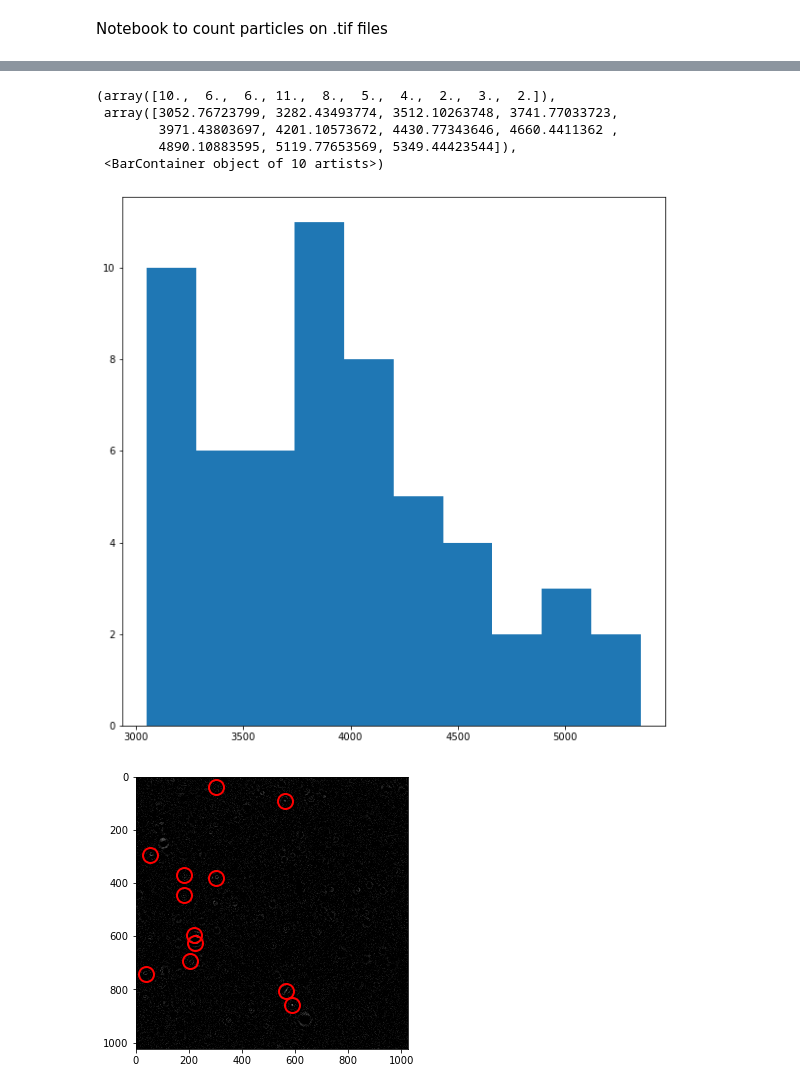
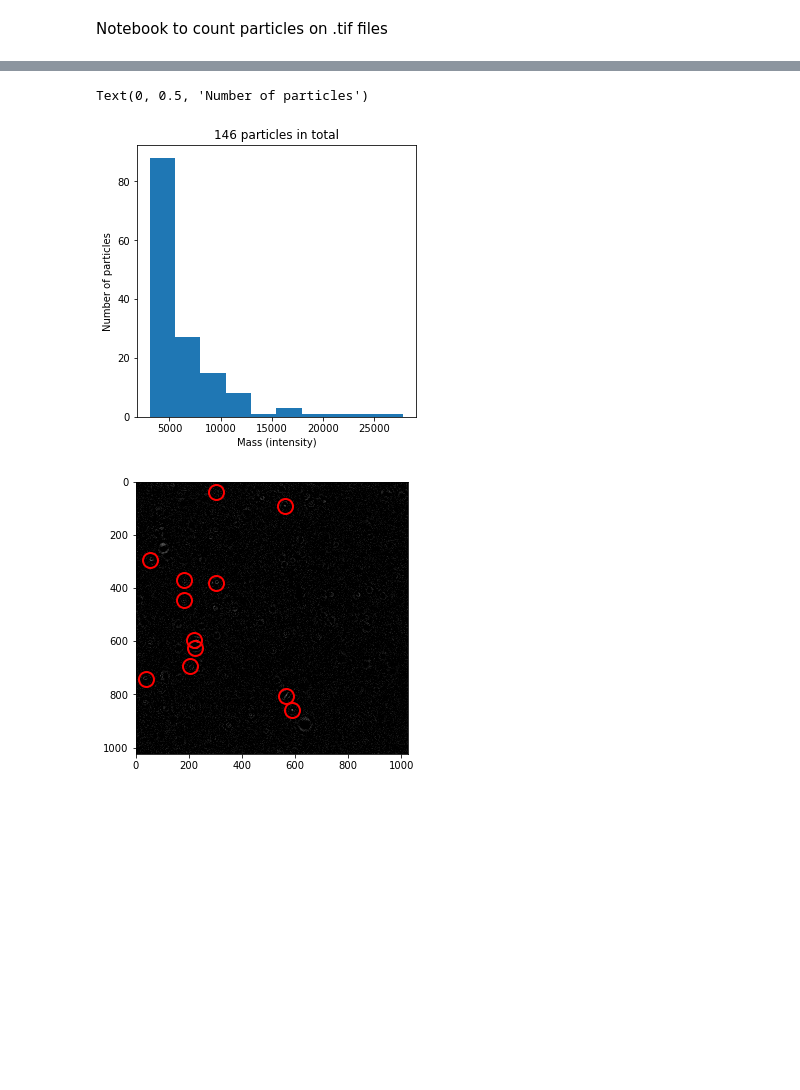
Before and after one commit to nanoepics/epicsjukebox, a Jupyter notebook: Notebooks/Ingmar/AnalysisBF_tif_files.ipynb, the cells around one changed output, grey strips where cells are left out. Drawn from its saved outputs; the diff is of its cells as text; code cells hidden in the pictures; blank space fills up the shorter version.

```diff
--- a/Notebooks/Ingmar/AnalysisBF_tif_files.ipynb
+++ b/Notebooks/Ingmar/AnalysisBF_tif_files.ipynb
@@ -11,7 +11,7 @@ import trackpy as tp
 # %%
 plt.rcParams['figure.figsize'] = (5, 5)
 # %%
-image_file = r'E:\Ingmar\Ingmar\Experimental_data\05092022\05092022\1.tif'
+image_file = r'E:\Ingmar\Ingmar\Experimental_data\14092022\Stuck\1_1000\001.tif'
 # %%
 print(image_file)
 # %% [output]
@@ -37,5 +37,5 @@ OSError: [Errno 22] Invalid argument: '11.jpg'
 # %%
-count_image = tp.locate(Img, 5, minmass=3000, separation=15)
+count_image = tp.locate(Img, 5, minmass=3000, separation=30)
 # count_image = tp.locate(Img, 5, separation=15)
 # %%
 tp.annotate(count_image, Img);
@@ -46,12 +46,11 @@ print(len(count_image['mass']))
 # %%
 plt.hist(count_image['mass'])
+plt.title('146 particles in total')
+plt.xlabel('Mass (intensity)')
+plt.ylabel('Number of particles')
 # %% [output]
-(array([10.,  6.,  6., 11.,  8.,  5.,  4.,  2.,  3.,  2.]),
- array([3052.76723799, 3282.43493774, 3512.10263748, 3741.77033723,
-        3971.43803697, 4201.10573672, 4430.77343646, 4660.4411362 ,
-        4890.10883595, 5119.77653569, 5349.44423544]),
- <BarContainer object of 10 artists>)
+Text(0, 0.5, 'Number of particles')
-[figure, old version]
+[figure, new version]
 # %%
 for i in range(1, 6):
     image_file = rf'E:\Ingmar\Ingmar\Experimental_data\25082022\1_50000\Overview{i}.tif'
```
Also changed, not shown: parts of 4 cells of this notebook, 1 other file.
